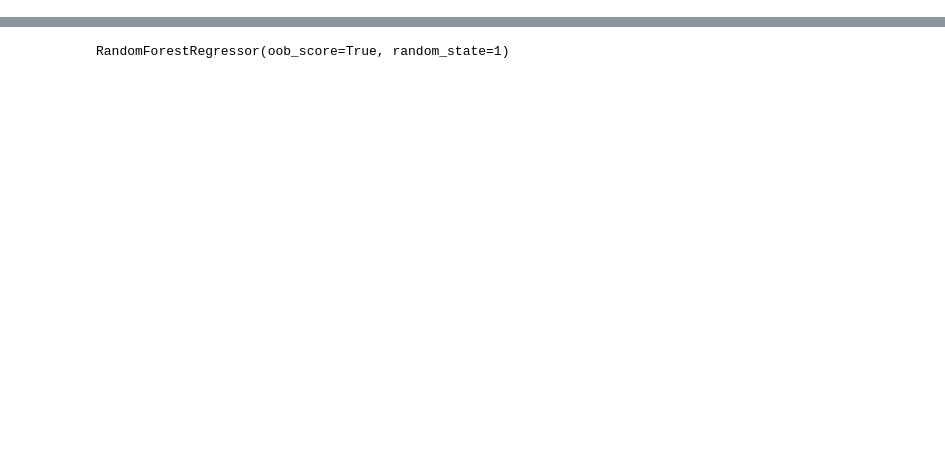
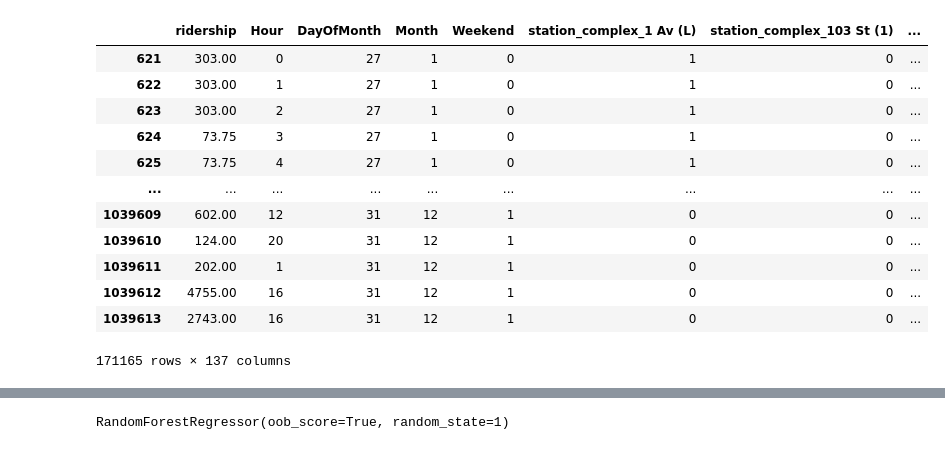
Before and after one commit to slurmsmarcenzie/COMP47360-Research-Practicum, a Jupyter notebook: Initial_Subway_Model.ipynb, the cells around one changed output, grey strips where cells are left out. Cells and saved outputs as stored; diff of their text form; code cells hidden in the pictures; blank space fills up the shorter version.

```diff
--- a/Initial_Subway_Model.ipynb
+++ b/Initial_Subway_Model.ipynb
@@ -69,0 +79,15 @@ We take a sample of 20,000 entries per month. We use stratified sampling in orde
+# %%
+# Get dummies and concatenate with original dataframe
+dummies = pd.get_dummies(df['station_complex'], prefix='station_complex')
+df = pd.concat([df, dummies], axis=1)
+
+dummies = pd.get_dummies(df['TimeOfDay'], prefix='TimeOfDay')
+df = pd.concat([df, dummies], axis=1)
+
+dummies = pd.get_dummies(df['DayOfWeek'], prefix='DayOfWeek')
+df = pd.concat([df, dummies], axis=1)
+
+# Drop the original columns
+df = df.drop('station_complex', axis=1)
+df = df.drop('TimeOfDay', axis=1)
+df = df.drop('DayOfWeek', axis=1)
@@ -69,0 +112,5 @@ We take a sample of 20,000 entries per month. We use stratified sampling in orde
+# %%
+df['transit_timestamp'] = pd.to_datetime(df['transit_timestamp'])
+df['date'] = df['transit_timestamp'].dt.date
+# %%
+df = df.drop(columns='transit_timestamp')
@@ -69,0 +133,22 @@ We take a sample of 20,000 entries per month. We use stratified sampling in orde
+# %%
+df['date'] = pd.to_datetime(df['date'])
+df_test = df[df['date'].dt.day > df['date'].dt.daysinmonth - 5].copy()
+
+# Train data: Checks for rows not in the new test set
+df_train = df[~df.index.isin(df_test.index)].copy()
+# %%
+df_test
+# %% [output]
+|  | ridership | Hour | DayOfMonth | Month | Weekend | station_complex_1 Av (L) | station_complex_103 St (1) | ... |
+| 621 | 303.00 | 0 | 27 | 1 | 0 | 1 | 0 | ... |
+| 622 | 303.00 | 1 | 27 | 1 | 0 | 1 | 0 | ... |
+| 623 | 303.00 | 2 | 27 | 1 | 0 | 1 | 0 | ... |
+| 624 | 73.75 | 3 | 27 | 1 | 0 | 1 | 0 | ... |
+| 625 | 73.75 | 4 | 27 | 1 | 0 | 1 | 0 | ... |
+| ... | ... | ... | ... | ... | ... | ... | ... | ... |
+| 1039609 | 602.00 | 12 | 31 | 12 | 1 | 0 | 0 | ... |
+| 1039610 | 124.00 | 20 | 31 | 12 | 1 | 0 | 0 | ... |
+| 1039611 | 202.00 | 1 | 31 | 12 | 1 | 0 | 0 | ... |
+| 1039612 | 4755.00 | 16 | 31 | 12 | 1 | 0 | 0 | ... |
+| 1039613 | 2743.00 | 16 | 31 | 12 | 1 | 0 | 0 | ... |
+171165 rows × 137 columns
```
Also changed, not shown: parts of 90 cells of this notebook.
